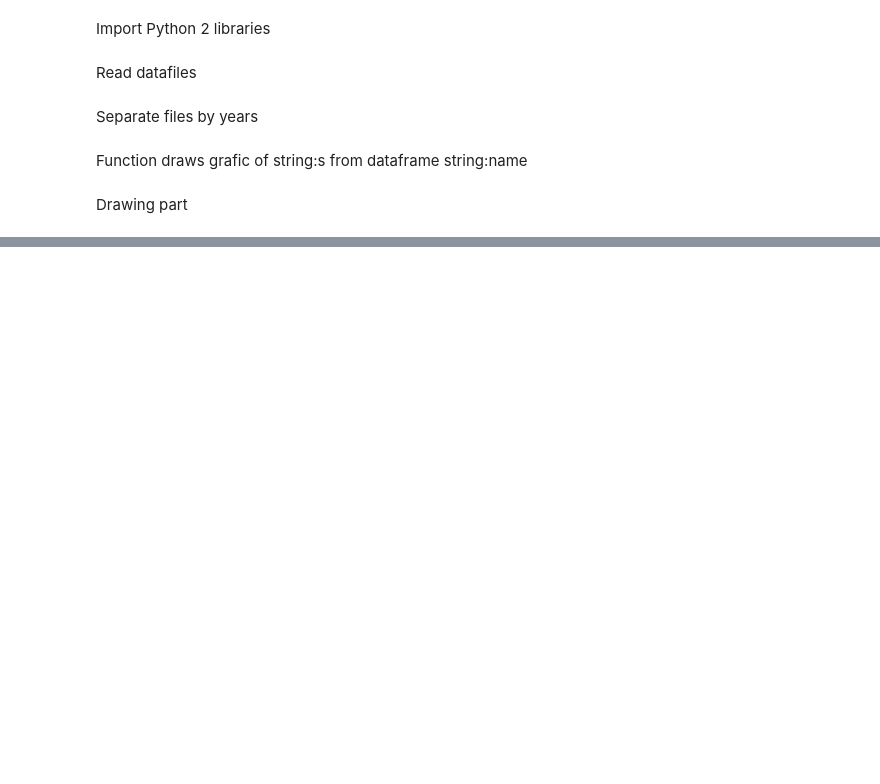
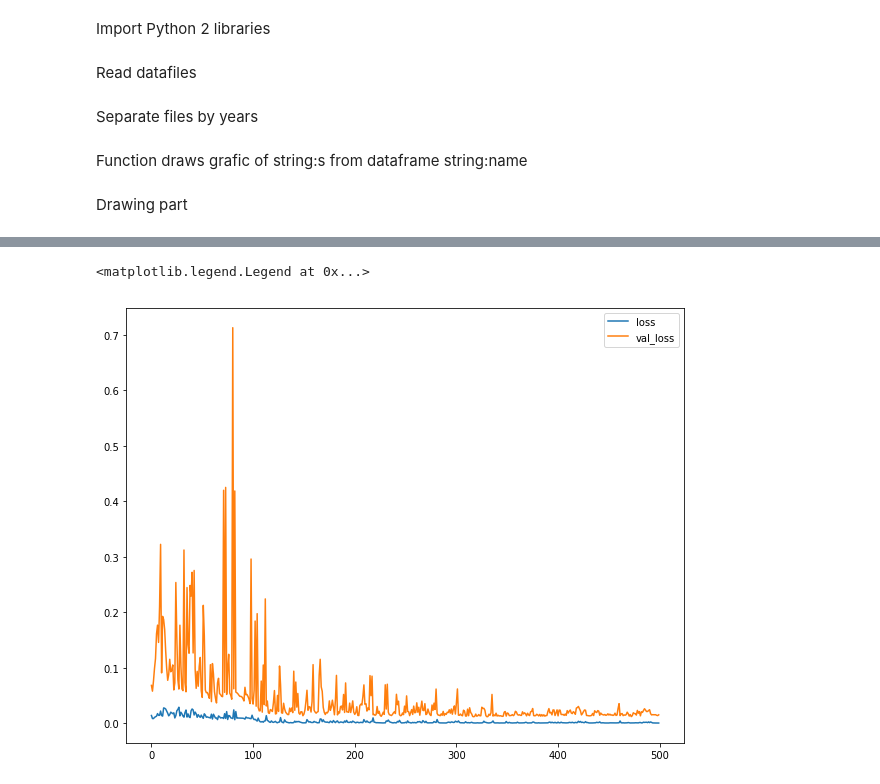
Before and after one commit to LastShekel/Stock-prediction, a Jupyter notebook: Main.ipynb, the cells around one changed output, grey strips where cells are left out. Saved outputs shown, nothing was run; the diff lists cells and outputs as text; code cells hidden in the pictures; blank space fills up the shorter version.

```diff
--- a/Main.ipynb
+++ b/Main.ipynb
@@ -122,8 +129,16 @@ pp.legend(var)
+# %%
+raw=series_to_supervised(data[var],window,future)
 # %%
+from sklearn.preprocessing import MinMaxScaler
+
 def get_X_y(data,window,future):
     raw=series_to_supervised(data[var],window,future)
-    X=raw[raw.columns[:len(var)*window]]
-    y=raw[raw.columns[len(var)*window:]]
+
+    scaler = MinMaxScaler(feature_range=(0, 1))
+    X=scaler.fit_transform(raw[raw.columns[:len(var)*window]].values)
+    y=scaler.fit_transform(raw[raw.columns[len(var)*window:]].values)
+
 #     print(X.head(5),y.head(5))
     # reshape input to be 3D [samples, timesteps, features]
-    return X.values.reshape((X.shape[0], 1, X.shape[1])),y.values.reshape((y.shape[0], 1, y.shape[1]))
+
+    return X.reshape((X.shape[0], 1, X.shape[1])),y.reshape((y.shape[0], 1, y.shape[1]))
@@ -143,14 +145,13 @@ raw[["open(t-5)","close(t-5)","low(t-5)","high(t-5)","open(t+2)","close(t+2)","h
 # %%
 from keras.layers import Dense, LSTM,GRU,Dropout,SimpleRNN
 from keras.models import Sequential
-window=5
+window=10
 var=["open","close","high","low"]
-future=3
+future=6
 train=APPLE11
 test=APPLE12
 
 def try_model(train,test):
-    print(window,future)
     X_train,y_train=get_X_y(train,window,future)
     X_test,y_test=get_X_y(test,window,future)
     print(X_train.shape, y_train.shape, X_test.shape, y_test.shape)
@@ -167,16 +168,13 @@ def try_model(train,test):
 
 
 #     model.add(SimpleRNN(512,return_sequences=True))
-    model.add(GRU(units=512,
-              return_sequences=True,
-              input_shape=(None, X_train.shape[0],)))
+    model.add(GRU(units=512,return_sequences=True,input_shape=(None, X_train.shape[0],)))
 #     model.add(LSTM(100,return_sequences=True))
-#     model.add(Dropout(0.5))
+#     model.add(Dropout(0.1))
     model.add(Dense(future*len(var)))
     model.compile(loss='mse', optimizer='adam')
     # fit network
     model.summary()
 
-    history = model.fit(X_train, y_train, epochs=200, batch_size=72, validation_data=(X_test, y_test), verbose=2, shuffle=False)
-    pp.plot(model.predict(X_test))
-    return history
+    history = model.fit(X_train, y_train, epochs=500, batch_size=72, validation_data=(X_test, y_test), verbose=2, shuffle=False)
+    return (model,history)
@@ -205,0 +181,6 @@ ValueError: x and y can be no greater than 2-D, but have shapes (245,) and (245,
+# %%
+data=APPLE
+for i in Globals[1:]:
+    df=eval(i)
+    data=data.append(df)
+h=try_model(data,APPLE16)
@@ -205,0 +207,8 @@ ValueError: x and y can be no greater than 2-D, but have shapes (245,) and (245,
+# %%
+pp.figure(figsize=(10,8))
+pp.plot(h[1].history["loss"])
+pp.plot(h[1].history["val_loss"])
+pp.legend(["loss","val_loss"])
+# %% [output]
+<matplotlib.legend.Legend at 0x...>
+[figure, added]
```
Also changed, not shown: parts of 30 cells of this notebook, 7 other files.
